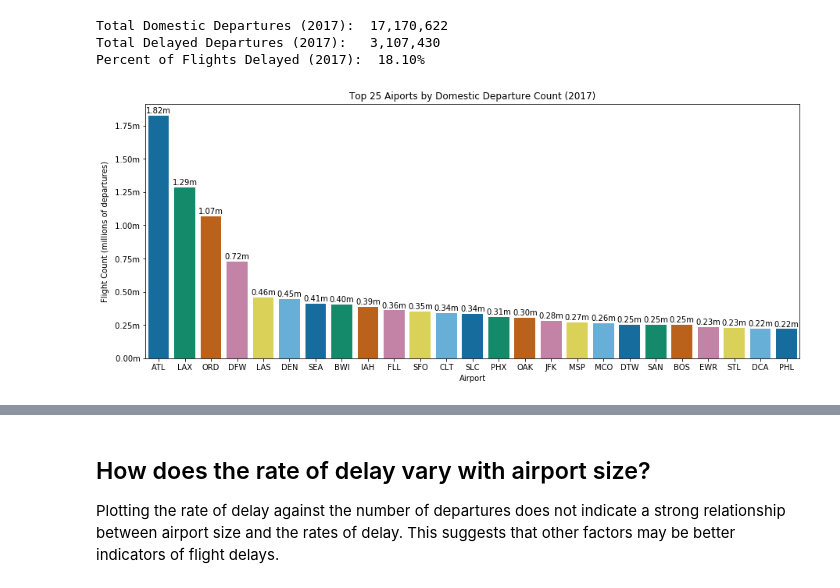
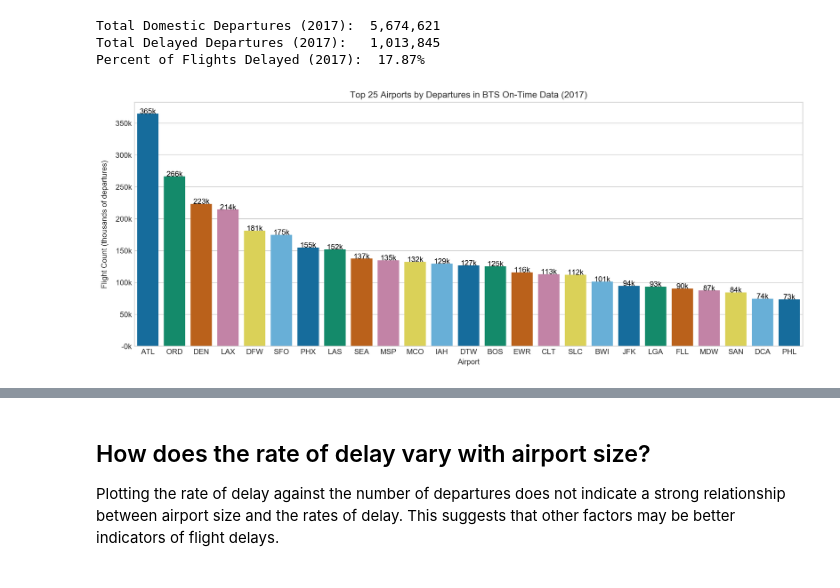
Before and after one commit to aviationweather/airport-delays, a Jupyter notebook: notebooks/eda/busiest-airports.ipynb, the cells around one changed output, grey strips where cells are left out. Drawn from its saved outputs; the diff is of its cells as text; code cells hidden in the pictures.

Commit message:
update plots

```diff
--- a/notebooks/eda/busiest-airports.ipynb
+++ b/notebooks/eda/busiest-airports.ipynb
@@ -5,5 +5,6 @@ import matplotlib.pyplot as plt
 import seaborn as sns
 from sqlalchemy import create_engine
 from datetime import date
+sns.set_style("whitegrid")
 
 %matplotlib inline
@@ -55,11 +130,8 @@ memory usage: 194.3+ KB
 # %%
-f = annual_flights_by_airport.groupby(
-        ['airport_name', 'origin_airport', 'year', 'airport_id']
-    ).sum()[['flights', 'departure_delays', 'arrival_delays']]
+f = departures.groupby(['airport_name', 'origin_airport', 'year']).sum()[['departures', 'departure_delays']]
 
-f['fraction_delayed_on_departure'] = f['departure_delays'] / f['flights']
-f['fraction_delayed_on_arrival'] = f['arrival_delays'] / f['flights']
+f['departure_delay_fraction'] = f['departure_delays'] / f['departures']
 
-f = f.sort_values('flights', ascending=False)
+f = f.sort_values('departures', ascending=False)
 f.head(25)
 # %% [output]
@@ -84,5 +156,5 @@ f.head(25)
 # %%
-total_flights = f['flights'].sum()
+total_flights = f['departures'].sum()
 total_delays = f['departure_delays'].sum()
 rate_of_delay = total_delays / total_flights
 
@@ -90,37 +162,38 @@ print("Total Domestic Departures (2017): ", "{:,}".format(total_flights))
 print("Total Delayed Departures (2017):  ", "{:,}".format(total_delays))
 print("Percent of Flights Delayed (2017): ", '{:5.2f}%'.format(rate_of_delay * 100))
 # %% [output]
-Total Domestic Departures (2017):  17,170,622
-Total Delayed Departures (2017):   3,107,430
-Percent of Flights Delayed (2017):  18.10%
+Total Domestic Departures (2017):  5,674,621
+Total Delayed Departures (2017):   1,013,845
+Percent of Flights Delayed (2017):  17.87%
 # %%
 def plot_top_airports_flight_counts(plot_data):
     count = len(plot_data)
-    ax, fig = plt.subplots(figsize=(15, 6))
+    plot_data = plot_data.reset_index()
+    ax, fig = plt.subplots(figsize=(16, 6), dpi=240)
     color = sns.color_palette('colorblind')
 
-    ax = sns.barplot(x='origin_airport', y='flights', data=plot_data, palette=color)
-    plt.title(f'Top {count} Aiports by Domestic Departure Count (2017)')
+    ax = sns.barplot(x='origin_airport', y='departures', data=plot_data, palette=color)
+    plt.title(f'Top {count} Airports by Departures in BTS On-Time Data (2017)')
     #plt.xticks(rotation=90)
     plt.xlabel('Airport')
-    plt.ylabel('Flight Count (millions of departures)')
+    plt.ylabel('Flight Count (thousands of departures)')
 
-    one_million = 1e6
+    thousands = 1e3
 
     vals = ax.get_yticks()
-    ax.set_yticklabels(['{:5.2f}m'.format(x / one_million) for x in vals])
+    ax.set_yticklabels(['{:5.0f}k'.format(x // thousands) for x in vals])
 
     for p in ax.patches:
         height = p.get_height()
-        label_string = '{:2.2f}m'.format(height/one_million)
+        label_string = '{:2.0f}k'.format(height/thousands)
         ax.text(p.get_x()+p.get_width()/2.,
-                height + 0.02 * one_million,
+                height + 0.2 * thousands,
                 label_string,
                 ha="center", color='black')
 
-    plt.savefig('../../reports/figures/busiest-airports-by-departure.png')
+    plt.savefig('../../reports/figures/busiest-airports-by-departure.png', bbox_inches='tight')
     plt.show()
 
 plot_top_airports_flight_counts(f.head(25).reset_index())
 # %% [output]
-[figure, old version]
+[figure, new version]
```
Also changed, not shown: parts of 9 cells of this notebook, 11 other files.
